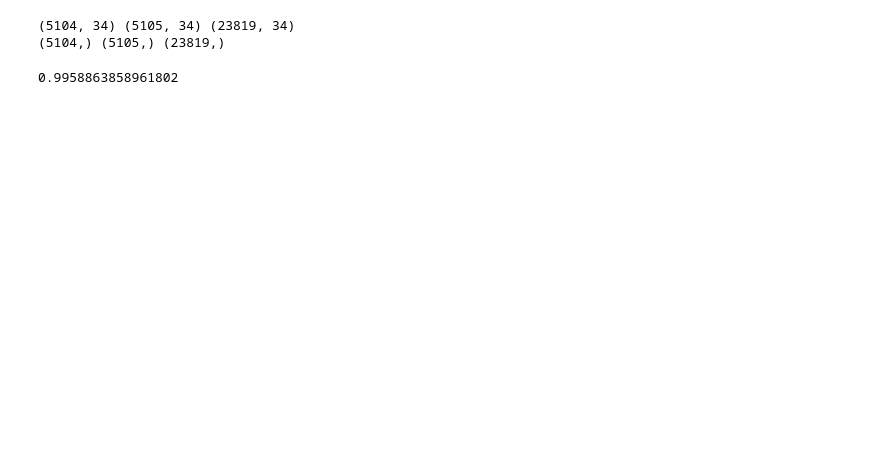
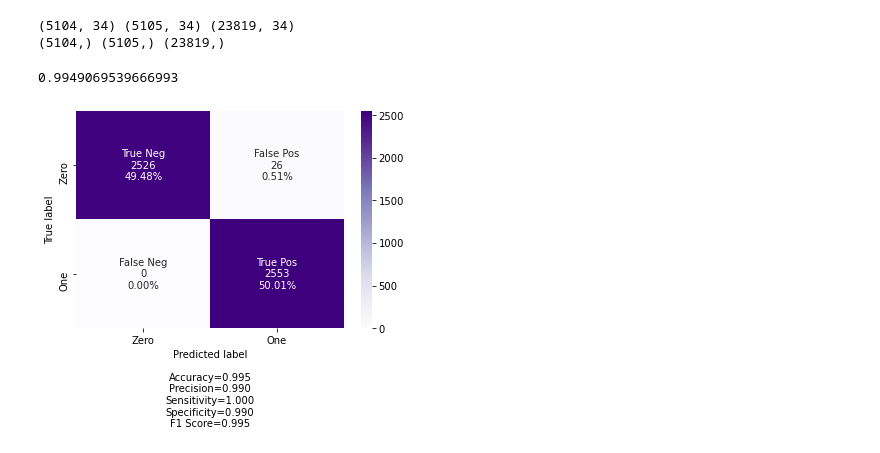
Before and after one commit to realsunnyT/STAT-5650Final, a Jupyter notebook: modeling copy.ipynb, the cells around one changed output. Cells and saved outputs as stored; diff of their text form; code cells hidden in the pictures; blank space fills up the shorter version.

```diff
--- a/modeling copy.ipynb
+++ b/modeling copy.ipynb
@@ -740,8 +858,20 @@ boost = GradientBoostingClassifier(n_estimators= 55,
                                    learning_rate= 0.48,
                                    max_depth= 14,
                                    random_state=0).fit(X_train_cut, y_train)
-boost.score(X_test_cut,y_test)
+print(boost.score(X_test_cut,y_test))
 # %% [output]
-0.9958863858961802
+0.9949069539666993
+# %%
+# test confusion matrix
+preds = boost.predict(X_test_cut)
+conf_mat = confusion_matrix(y_test, preds)
+labels = ['True Neg','False Pos','False Neg','True Pos']
+categories = ['Zero', 'One']
+make_confusion_matrix(conf_mat,
+                      group_names=labels,
+                      categories=categories,
+                      cmap='Purples')
+# %% [output]
+[figure, added]
 # %%
 # when applied to the test set, the gradient boosting model obtained an accuracy of
```
Also changed, not shown: parts of 14 cells of this notebook.
